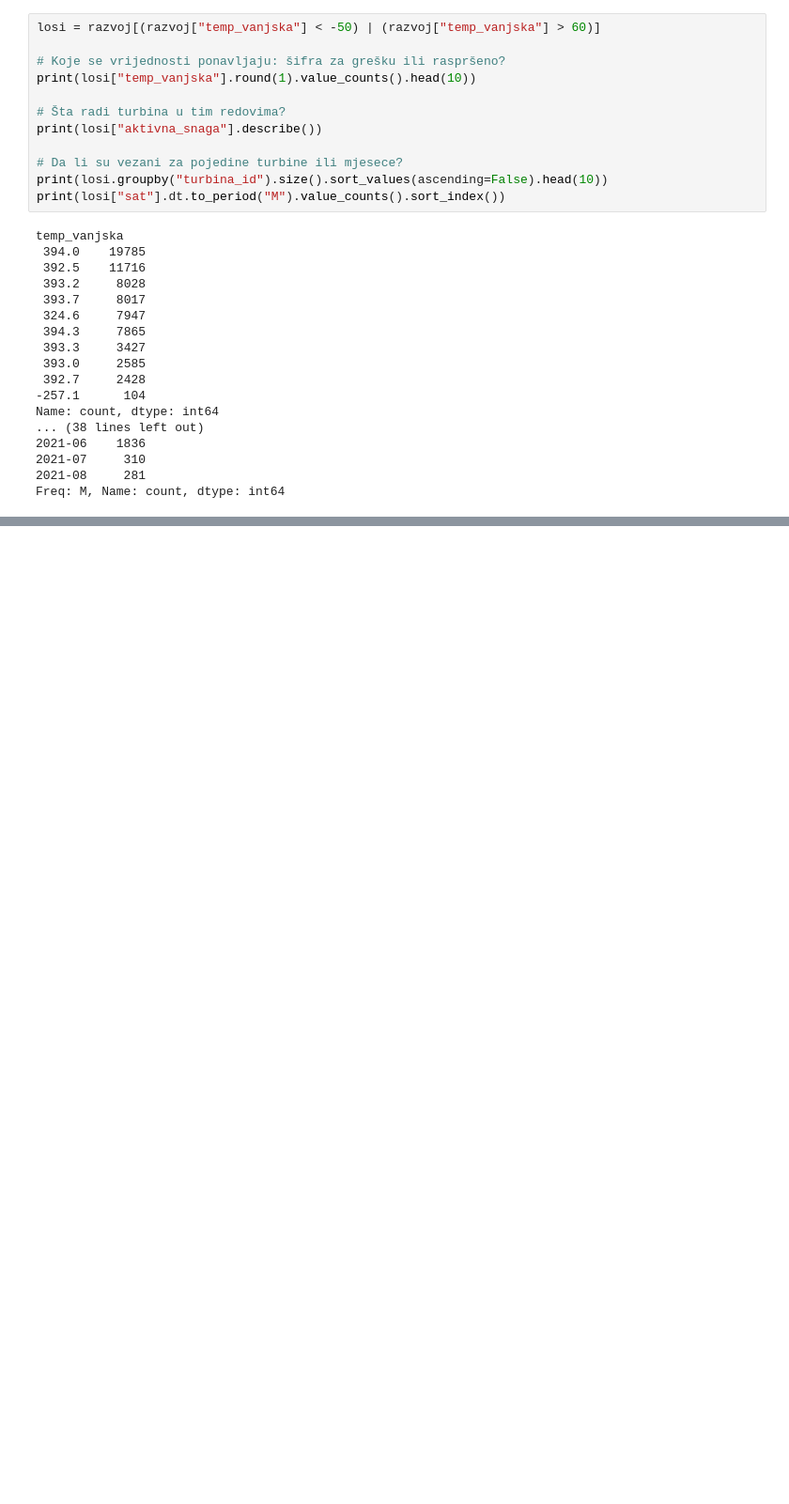
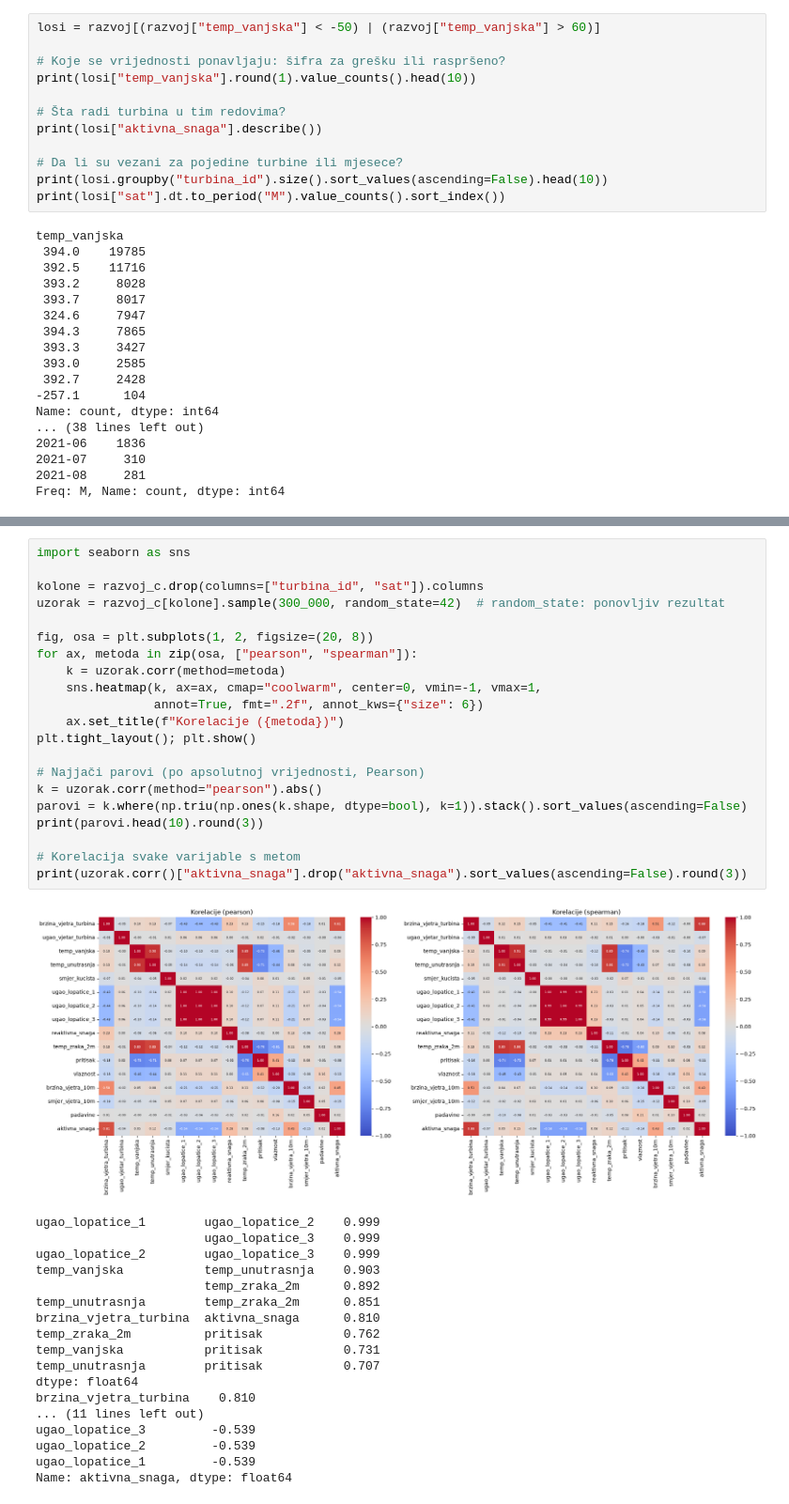
Before and after one commit to mehocatic/ml_practice, a Jupyter notebook: projekat.ipynb, the cells around one changed output, grey strips where cells are left out. Shown at 94% size. Drawn from its saved outputs; the diff is of its cells as text; blank space fills up the shorter version.

```diff
--- a/projekat.ipynb
+++ b/projekat.ipynb
@@ -347,0 +432,40 @@ Freq: M, Name: count, dtype: int64
+# %%
+import seaborn as sns
+
+kolone = razvoj_c.drop(columns=["turbina_id", "sat"]).columns
+uzorak = razvoj_c[kolone].sample(300_000, random_state=42)  # random_state: ponovljiv rezultat
+
+fig, osa = plt.subplots(1, 2, figsize=(20, 8))
+for ax, metoda in zip(osa, ["pearson", "spearman"]):
+    k = uzorak.corr(method=metoda)
+    sns.heatmap(k, ax=ax, cmap="coolwarm", center=0, vmin=-1, vmax=1,
+                annot=True, fmt=".2f", annot_kws={"size": 6})
+    ax.set_title(f"Korelacije ({metoda})")
+plt.tight_layout(); plt.show()
+
+# Najjači parovi (po apsolutnoj vrijednosti, Pearson)
+k = uzorak.corr(method="pearson").abs()
+parovi = k.where(np.triu(np.ones(k.shape, dtype=bool), k=1)).stack().sort_values(ascending=False)
+print(parovi.head(10).round(3))
+
+# Korelacija svake varijable s metom
+print(uzorak.corr()["aktivna_snaga"].drop("aktivna_snaga").sort_values(ascending=False).round(3))
+# %% [output]
+[figure, added]
+ugao_lopatice_1        ugao_lopatice_2    0.999
+                       ugao_lopatice_3    0.999
+ugao_lopatice_2        ugao_lopatice_3    0.999
+temp_vanjska           temp_unutrasnja    0.903
+                       temp_zraka_2m      0.892
+temp_unutrasnja        temp_zraka_2m      0.851
+brzina_vjetra_turbina  aktivna_snaga      0.810
+temp_zraka_2m          pritisak           0.762
+temp_vanjska           pritisak           0.731
+temp_unutrasnja        pritisak           0.707
+dtype: float64
+brzina_vjetra_turbina    0.810
+... (11 lines left out)
+ugao_lopatice_3         -0.539
+ugao_lopatice_2         -0.539
+ugao_lopatice_1         -0.539
+Name: aktivna_snaga, dtype: float64
```
Also changed, not shown: parts of 2 cells of this notebook.
